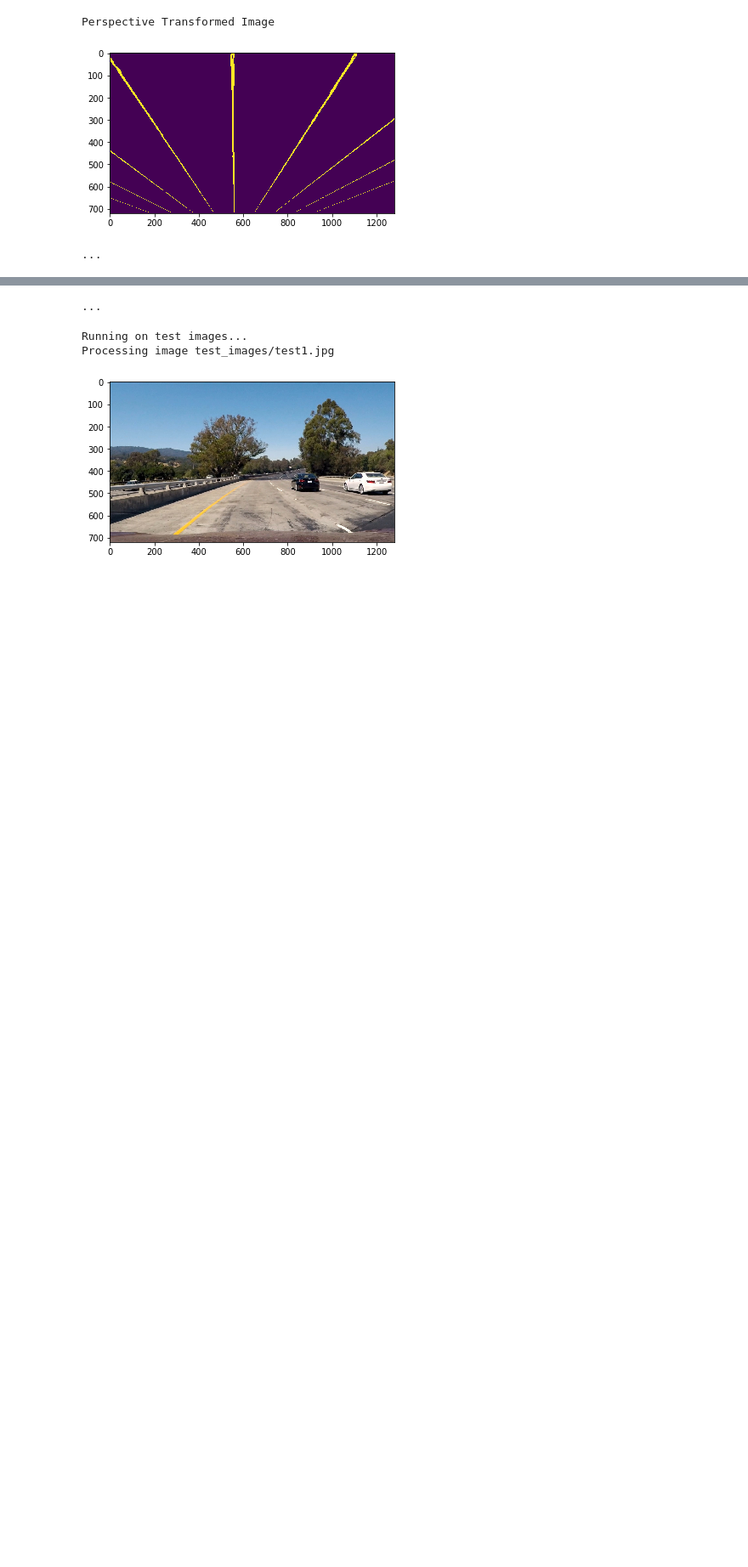
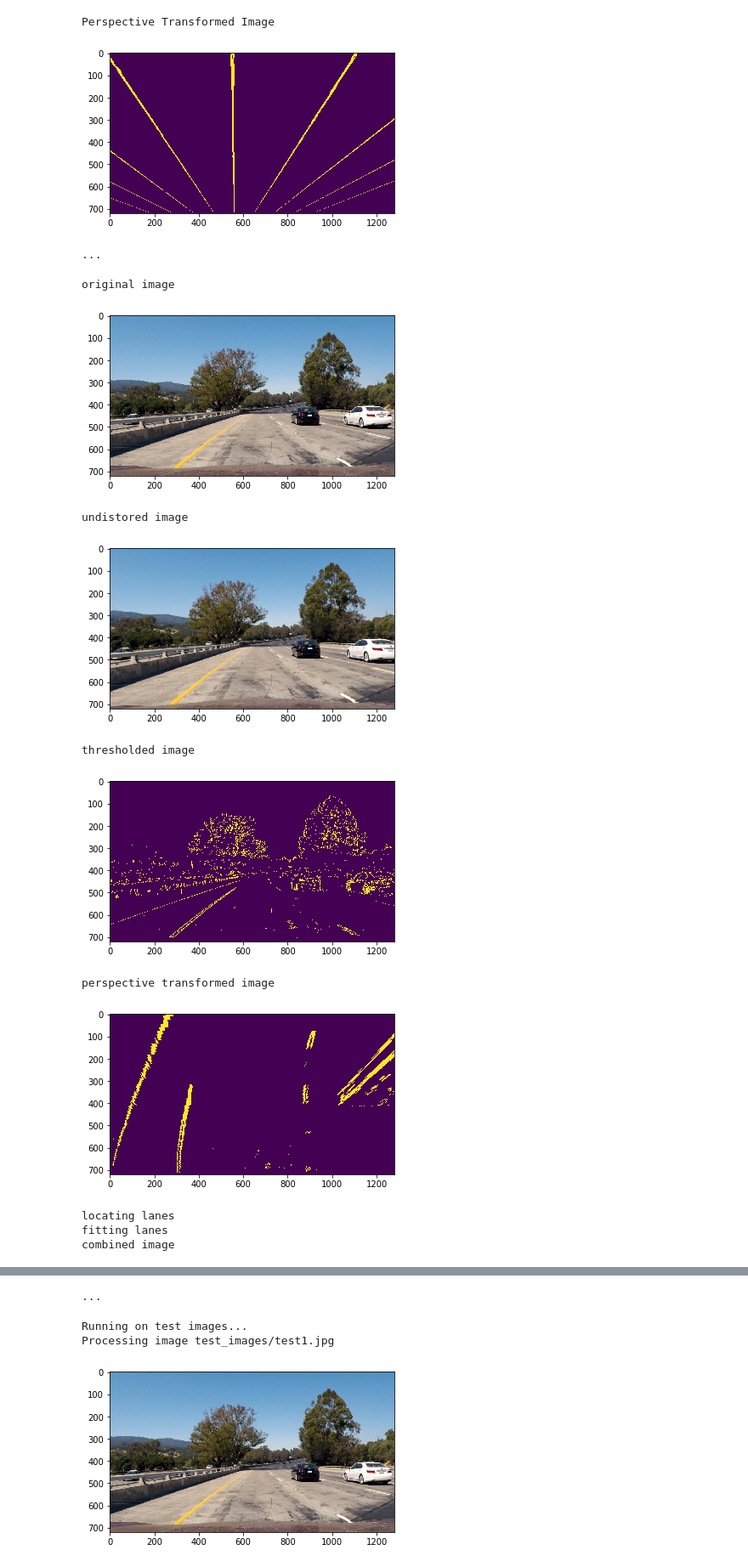
Before and after one commit to vivekchand/CarND-Advanced-Lane-Lines, a Jupyter notebook: advanced_lane_lines.ipynb, the cells around one changed output, grey strips where cells are left out. Shown at 85% size. Cells and saved outputs as stored; diff of their text form; code cells hidden in the pictures; blank space fills up the shorter version.

Commit message:
show the processed images

```diff
--- a/advanced_lane_lines.ipynb
+++ b/advanced_lane_lines.ipynb
@@ -521,3 +521,47 @@ Thresholded image
 Perspective Transformed Image
 [figure]
 ...
+# %%
+image_filename = glob.glob("test_images/test*.jpg")[0]
+print("original image")
+img = mpimg.imread(image_filename)
+plt.imshow(img)
+plt.show()
+
+print("undistored image")
+undist = undistort_image(img, mtx, dist)
+plt.imshow(undist)
+plt.show()
+
+print("thresholded image")
+binary_img = threshold_binary(undist)
+plt.imshow(binary_img)
+plt.show()
+
+print("perspective transformed image")
+persp_img = perspective_transform(binary_img, M)
+plt.imshow(persp_img)
+plt.show()
+
+print("locating lanes")
+locate_lanes(persp_img)
+
+print("fitting lanes")
+fit_lanes()
+
+print("combined image")
+combined_img = draw_lanes(undist, persp_img, Minv)
+plt.imshow(combined_img)
+plt.show()
+# %% [output]
+original image
+[figure, added]
+undistored image
+[figure, added]
+thresholded image
+[figure, added]
+perspective transformed image
+[figure, added]
+locating lanes
+fitting lanes
+combined image
```
Also changed, not shown: parts of 2 cells of this notebook.
